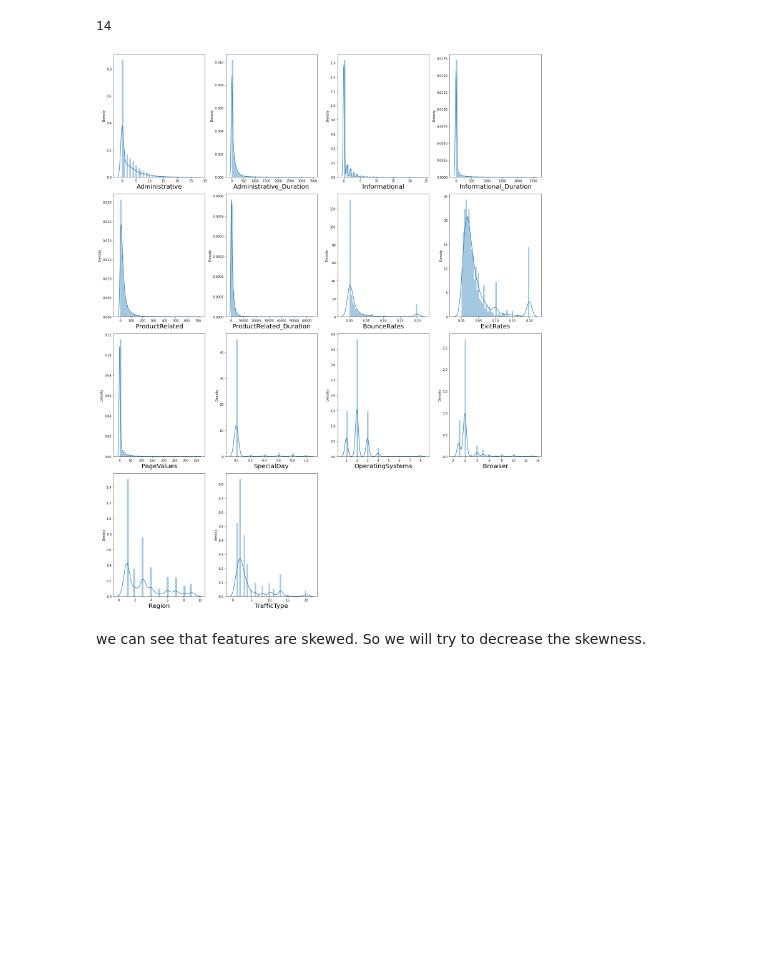
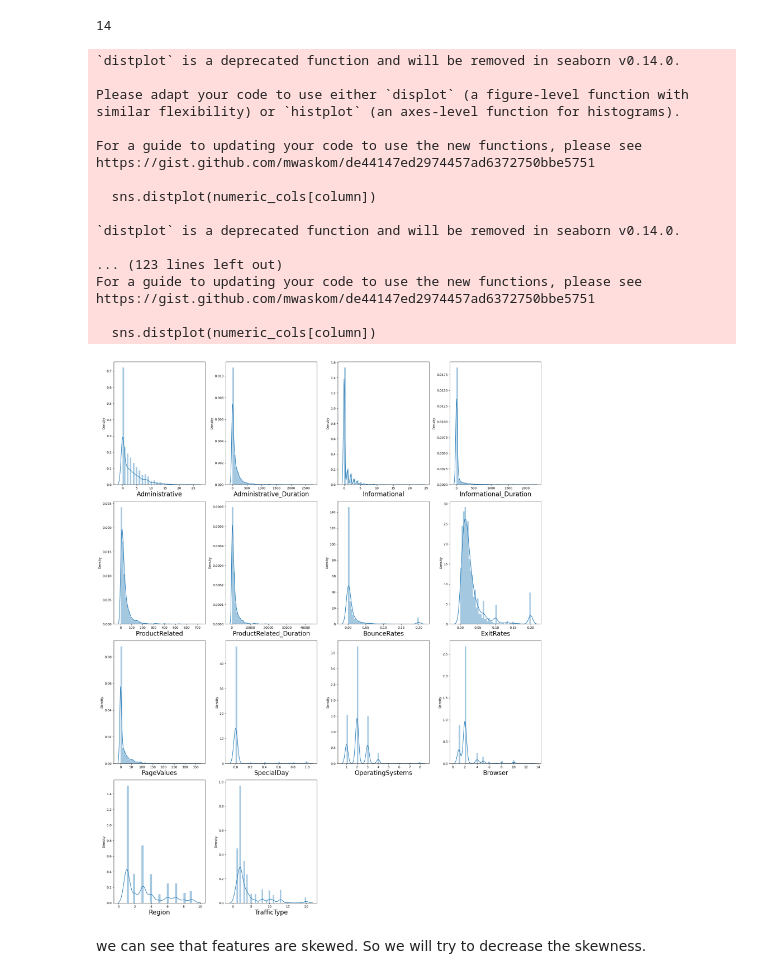
Before and after one commit to shailendra24sahu/DS_ML_Assign, a Jupyter notebook: 4. Multi output classification model using Ensemble learning algorithm (Random Forest).ipynb, the cells around one changed output. Cells and saved outputs as stored; diff of their text form; code cells hidden in the pictures; blank space fills up the shorter version.

```diff
--- a/4. Multi output classification model using Ensemble learning algorithm (Random Forest).ipynb
+++ b/4. Multi output classification model using Ensemble learning algorithm (Random Forest).ipynb
@@ -68,0 +158,3 @@ Name: Revenue, dtype: int64
+# %%
+data_balanced2 = pd.concat([class_RF_downsampled,class_RT_upsampled])
+data_balanced2
@@ -69 +175,5 @@ Name: Revenue, dtype: int64
+# %%
+# shuffle the DataFrame rows
+data_balanced2 = data_balanced2.sample(frac = 1)
+data_balanced2= data_balanced2.reset_index(drop=True)
 # %% [markdown]
@@ -91,2 +181,2 @@ memory usage: 1.5+ MB
 # %%
-data = df.copy()
+data = data_balanced2.copy()
@@ -93,7 +203,4 @@ data = df.copy()
 # %%
-# finding numerical features
-num_col = []
-for column in data:
-    if type(data[column][0]) == np.float64 or type(data[column][0]) == np.int64:
-        num_col.append(column)
+# Select columns of specific data types
+numeric_cols = data.select_dtypes(include=['int', 'float'])
 # %%
@@ -103,16 +210,33 @@ len(num_col)
 # %%
 # checking the distribution of numerical features
 plt.figure(figsize=(20,25), facecolor='white')
 plotnumber = 1
-for column in num_col:
+for column in numeric_cols:
      if plotnumber<=14:
             ax = plt.subplot(4,4,plotnumber)
-            sns.distplot(data[column])
+            sns.distplot(numeric_cols[column])
             plt.xlabel(column,fontsize=20)
             plotnumber+=1
 plt.tight_layout()
 # %% [output]
+`distplot` is a deprecated function and will be removed in seaborn v0.14.0.
+
+Please adapt your code to use either `displot` (a figure-level function with
+similar flexibility) or `histplot` (an axes-level function for histograms).
+
+For a guide to updating your code to use the new functions, please see
+https://gist.github.com/mwaskom/de44147ed2974457ad6372750bbe5751
+
+  sns.distplot(numeric_cols[column])
+
+`distplot` is a deprecated function and will be removed in seaborn v0.14.0.
+
+... (123 lines left out)
+For a guide to updating your code to use the new functions, please see
+https://gist.github.com/mwaskom/de44147ed2974457ad6372750bbe5751
+
+  sns.distplot(numeric_cols[column])
-[figure, old version]
+[figure, new version]
 # %% [markdown]
 we can see that features are skewed. So we will try to decrease the skewness.
 # %%
```
Also changed, not shown: parts of 55 cells of this notebook, 1 other file.
